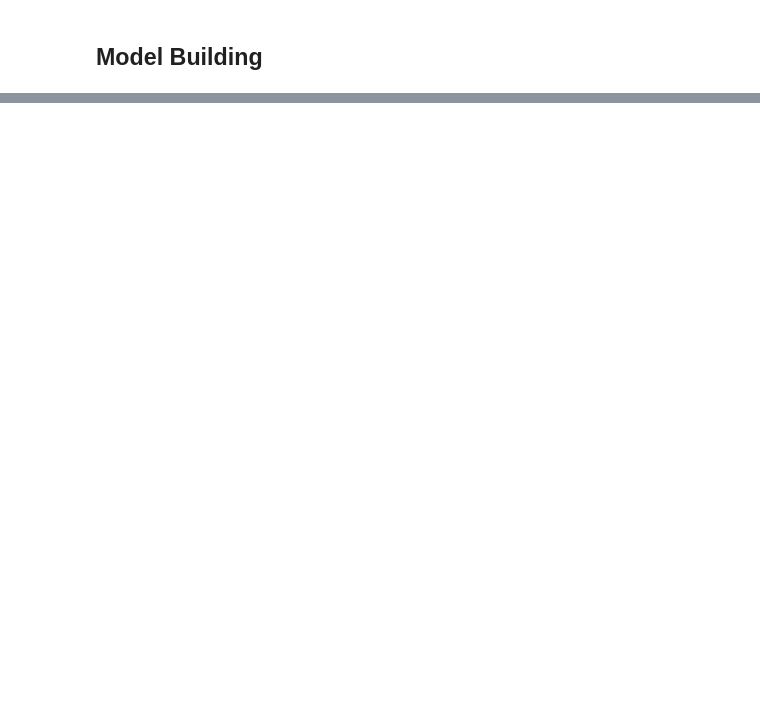
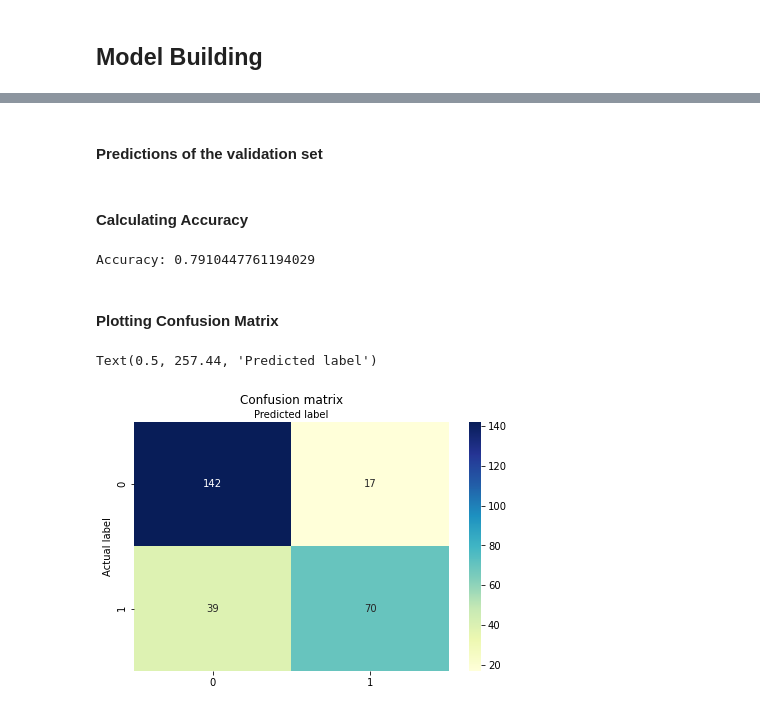
Before and after one commit to Lukas-Dierkes/Kaggle-Challange, a Jupyter notebook: analysis_1.ipynb, the cells around one changed output, grey strips where cells are left out. Saved outputs shown, nothing was run; the diff lists cells and outputs as text; code cells hidden in the pictures; blank space fills up the shorter version.

```diff
--- a/analysis_1.ipynb
+++ b/analysis_1.ipynb
@@ -174,0 +195,2 @@ x_train, x_val, y_train, y_val = train_test_split(x, target, test_size=0.3)
+# %% [markdown]
+#### Predictions of the validation set
@@ -174,0 +199,24 @@ x_train, x_val, y_train, y_val = train_test_split(x, target, test_size=0.3)
+# %% [markdown]
+#### Calculating Accuracy
+# %%
+print("Accuracy:",metrics.accuracy_score(y_val, predictions))
+# %% [output]
+Accuracy: 0.7910447761194029
+# %% [markdown]
+#### Plotting Confusion Matrix
+# %%
+class_names=[0,1] # name  of classes
+fig, ax = plt.subplots()
+tick_marks = np.arange(len(class_names))
+plt.xticks(tick_marks, class_names)
+plt.yticks(tick_marks, class_names)
+# create heatmap
+sns.heatmap(pd.DataFrame(cnf_matrix), annot=True, cmap="YlGnBu" ,fmt='g')
+ax.xaxis.set_label_position("top")
+plt.tight_layout()
+plt.title('Confusion matrix', y=1.1)
+plt.ylabel('Actual label')
+plt.xlabel('Predicted label')
+# %% [output]
+Text(0.5, 257.44, 'Predicted label')
+[figure, added]
```
Also changed, not shown: parts of 10 cells of this notebook.
